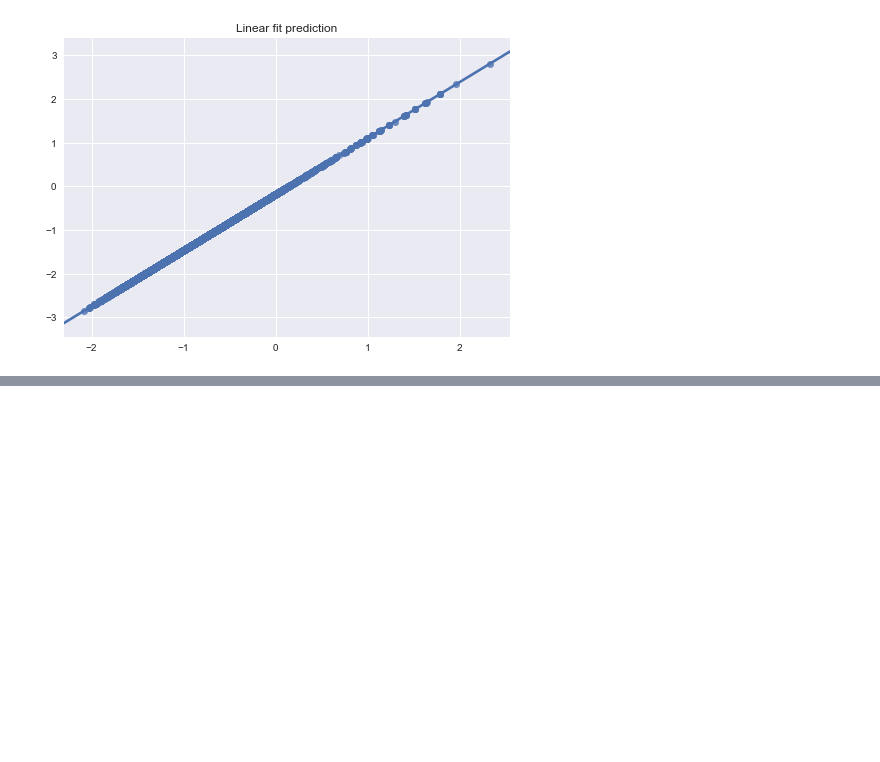
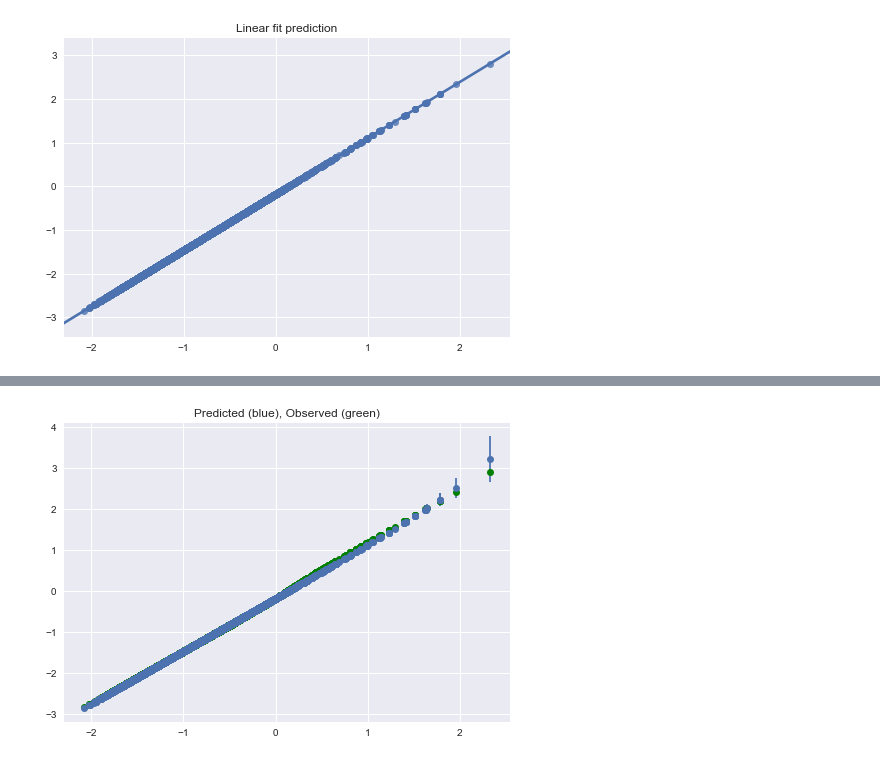
Before and after one commit to karanprime/surrogate_functionals, a Jupyter notebook: BaggingMachine.ipynb, the cells around one changed output, grey strips where cells are left out. Drawn from its saved outputs; the diff is of its cells as text; code cells hidden in the pictures; blank space fills up the shorter version.

Commit message:
added comparison plot

```diff
--- a/BaggingMachine.ipynb
+++ b/BaggingMachine.ipynb
@@ -263,0 +264,8 @@ plt.show()
+# %%
+plt.plot(data[0], data[1],'go')       #data[0], pred_data,'bo',
+plt.errorbar(data[0], pred_data, sig, fmt='o')
+plt.title('Predicted (blue), Observed (green)')
+#plt.xlabel('$\rho$')
+plt.show()
+# %% [output]
+[figure, added]
```
Also changed, not shown: parts of 3 cells of this notebook, 16 other files.
